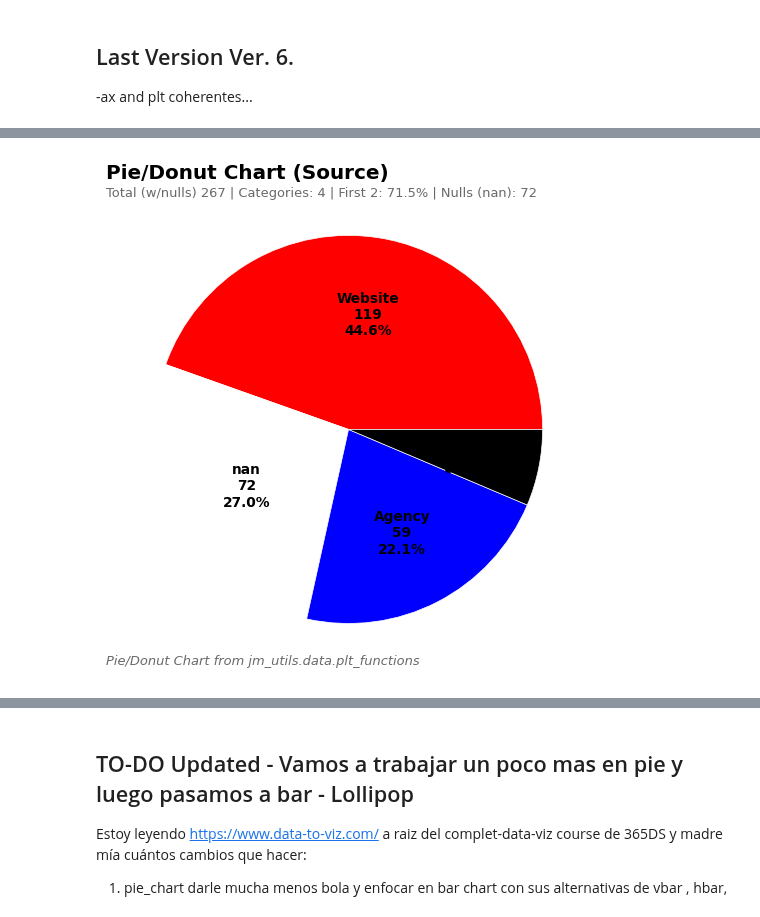
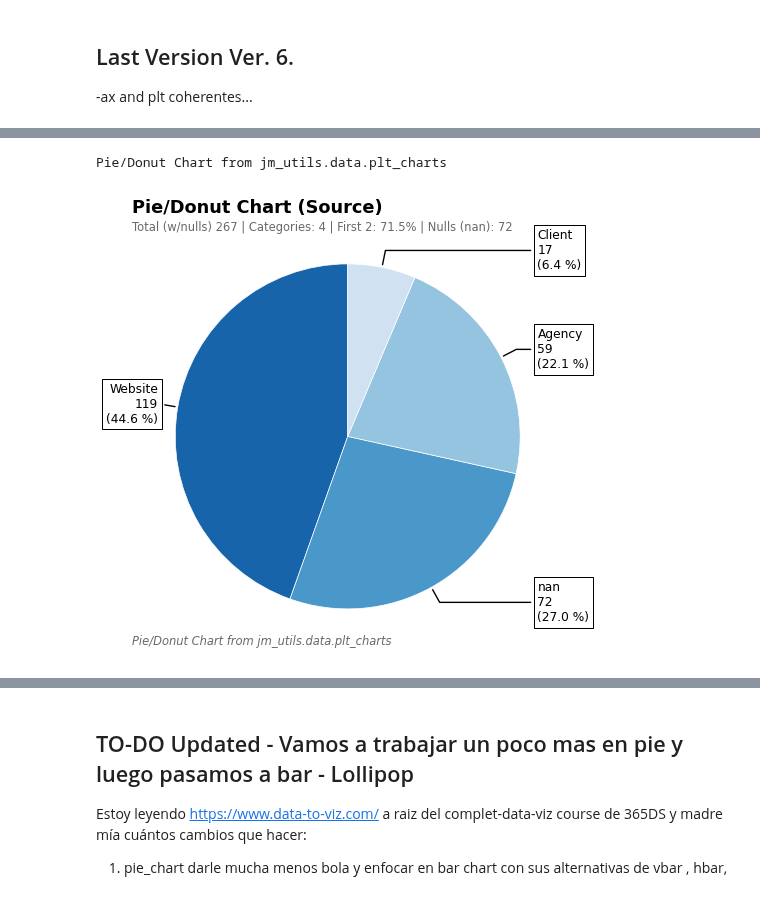
Before and after one commit to jmonti-gh/jm_utils, a Jupyter notebook: dev/ax_pie.ipynb, the cells around one changed output, grey strips where cells are left out. Saved outputs shown, nothing was run; the diff lists cells and outputs as text; code cells hidden in the pictures.

Commit message:
feat: filter non_qualitative_pelettes and make selective colorlist

```diff
--- a/dev/ax_pie.ipynb
+++ b/dev/ax_pie.ipynb
@@ -82,7 +85,7 @@ def ax_plt_pie6(
     title: Optional[str | None] = None,
     kind: Optional[str] = 'pie',                    # 'pie', 'donut'
     palette: Optional[list] = 'Blues_r',
-    startangle: Optional[float] = 0,
+    startangle: Optional[float] = 90,
     pcts_labels: Optional[str | None] = 'inside',   # None, 'inside', 'values in', 'mixed', 'outside'
     pct_decimals: Optional[int] = 1,
     labels_rotatation: Optional[float] = 0,
@@ -90,7 +93,7 @@ def ax_plt_pie6(
     legends: Optional[str | None] = None,           # None, 'base', 'full'
     legends_title: Optional[str] = None,
     show_stats_subtitle: Optional[bool]= True,
-    footer: Optional[str | None] = None,
+    footer: Optional[str | None] = "Pie/Donut Chart from jm_utils.data.plt_charts",
 ) -> plt.Axes:
 
     ## ----------------------- Data Preparation ------------------------------------------------------------------------------------------------------------------
@@ -146,10 +149,14 @@ def ax_plt_pie6(
         ValueError(f"Invalid value for 'kind': {repr(kind)}. Expected one of: 'pie', 'donut'.")
 
     # Define colors
+    pltts_by_cat = mtints.CMAP_NAMES_BY_CAT.copy()
+    not_qualitative_cmaps = [cmap for key in pltts_by_cat.keys() if key != 'Qualitative' for cmap in pltts_by_cat[key][0]]
     if palette:
-        # color_list = mtints.get_color_hex_list_from_pltt(palette, int(len(sr) + 2))[1:]
-        # color_list = mtints.get_color_hex_list_from_pltt(palette, len(sr) + 3)
-        color_list = mtints.get_color_hex_list_from_pltt(palette, len(sr))
+        if palette in not_qualitative_cmaps:
+            color_list = mtints.get_hexcolor_list_from_pltt(palette, len(sr) + 2)[1:]
+        else:
+            color_list = mtints.get_hexcolor_list_from_pltt(palette, len(sr))
+
     else:
         color_list = None                               # Default system colors
 
@@ -246,15 +253,15 @@ def ax_plt_pie6(
         stats = f"{total_label} {total:,} | Categories: {n_categories} | First 2: {top_2_pct:.1f}% | Nulls (nan): {n_nans}"
         ax.text(0, 1, stats, transform=ax.transAxes, fontsize=title_size * 0.65, ha='left', va='top', color='dimgray')
 
-    if not (isinstance(footer, str)):
-        footer = f"Pie/Donut Chart from jm_utils.data.plt_functions"
-    ax.text(0, 0.01, footer,
-            transform=ax.transAxes,             # Coordinates relative to the axes (0-1)
-            fontsize=title_size * 0.65,
-            ha='left',
-            va='bottom',
-            style='italic',
-            color='dimgray')
+    if footer and isinstance(footer, str):
+        print(footer)
+        ax.text(0, 0.01, footer,
+                transform=ax.transAxes,             # Coordinates relative to the axes (0-1)
+                fontsize=title_size * 0.65,
+                ha='left',
+                va='bottom',
+                style='italic',
+                color='dimgray')
 
     return ax
 # %%
@@ -267,8 +274,8 @@ def plt_pie6(
     figsize: Optional[tuple[float, float]] = None,
     title: Optional[str] = None,
     kind: Optional[str] = 'pie',                        # 'pie', 'donut'
-    palette: Optional[list | None] = 'Blues_r',  # None -> default palette rcParams
-    startangle: Optional[float] = 0,
+    palette: Optional[list | None] = 'Blues_r',         # None -> default palette rcParams
+    startangle: Optional[float] = 90,
     pcts_labels: Optional[str] = 'inside',              # None, 'inside', 'values in', 'mixed', 'outside'
     pct_decimals: Optional[int] = 1,
     labels_rotatation: Optional[float] = 0,
@@ -276,7 +283,7 @@ def plt_pie6(
     legends: Optional[str | None] = None,               # None, 'base', 'full'
     legends_title: Optional[str] = None,
     show_stats_subtitle: Optional[bool]= True,
-    footer: Optional[str | None] = None,
+    footer: Optional[str | None] = "Pie/Donut Chart from jm_utils.data.plt_charts",
     canvas_color: Optional[str | None] = None           # E.g. 'lightgray', '#eafff5'
 ) -> tuple[plt.Figure, plt.Axes]:
 
@@ -320,8 +336,9 @@ Categoría: Qualitative, Paletas: ['colorblind', 'colorblind_r', 'Dark2', 'Dark2
 # %%
 # print(df.columns)
 # fig = plt_pie6(df['Mortgage'], value_counts=True, scale=4, dropna=False)  #, order='desc', scale=6, kind='donut', pcts_labels='inside', legends='full', legends_title='Education Level', title='Education Level of Survey Participants', footer='Source: 2_13_Practical_Ex_Descriptive_Stats.xlsx', canvas_color='#f0f0f0')
-fig = plt_pie6(df['Source'], value_counts=True, scale=4, dropna=False, palette='flag', footer=None)  #, order='desc', scale=6, kind='donut', pcts_labels='inside', legends='full', legends_title='Education Level', title='Education Level of Survey Participants', footer='Source: 2_13_Practical_Ex_Descriptive_Stats.xlsx', canvas_color='#f0f0f0')
+fig = plt_pie6(df['Source'], value_counts=True, scale=3, dropna=False, palette='Blues_r', pcts_labels='outside', startangle=90)  #, order='desc', scale=6, kind='donut', pcts_labels='inside', legends='full', legends_title='Education Level', title='Education Level of Survey Participants', footer='Source: 2_13_Practical_Ex_Descriptive_Stats.xlsx', canvas_color='#f0f0f0')
 # %% [output]
+Pie/Donut Chart from jm_utils.data.plt_charts
-[figure, old version]
+[figure, new version]
 # %%
 stop()
```
Also changed, not shown: parts of 3 cells of this notebook, 1 other file.
